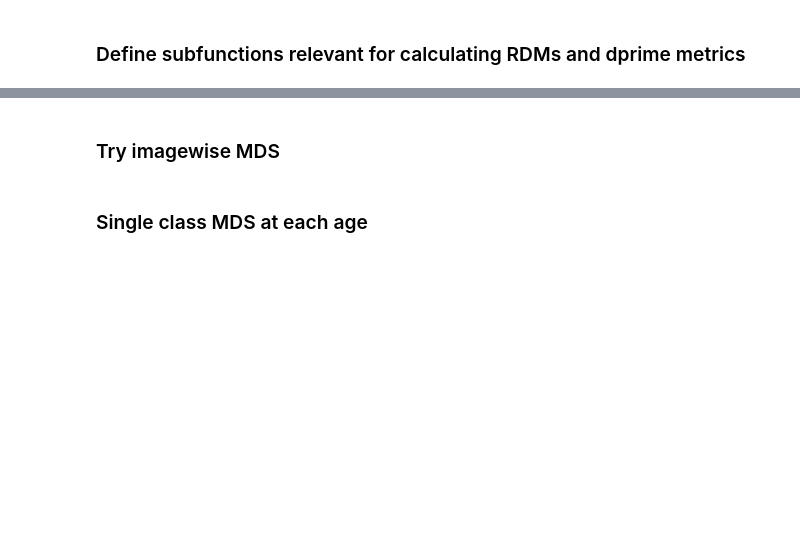
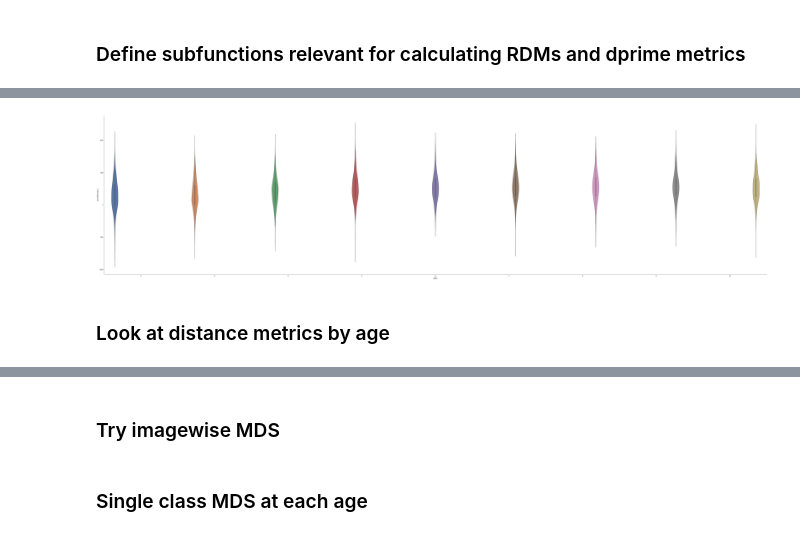
Before and after one commit to brialorelle/kiddraw, a Jupyter notebook: analysis/museumstation/main/analyze_features_museumstation_local_srcd_followups.ipynb, the cells around one changed output, grey strips where cells are left out. Cells and saved outputs as stored; diff of their text form; code cells hidden in the pictures; blank space fills up the shorter version.

```diff
--- a/analysis/museumstation/main/analyze_features_museumstation_local_srcd_followups.ipynb
+++ b/analysis/museumstation/main/analyze_features_museumstation_local_srcd_followups.ipynb
@@ -202,0 +341,7 @@ for age in range(2,11):
+# %%
+df['distinctiveness'] = pd.to_numeric(df['distinctiveness'])
+# %%
+g = sns.factorplot(x="ages", y="distinctiveness", hue="ages", data=df,
+                   kind="violin", size=22, aspect=4)
+# %% [output]
+[figure, added]
@@ -323,3 +521,5 @@ def show_confMatrix(confMatrix,ordered_objs,age):
         tick[0].tick1On = False
         tick[0].tick2On = False
     plt.savefig('./plots/RMSE_{}_Layer_{}.pdf'.format(age, layer_ind), bbox_inches="tight")
+# %% [markdown]
+### Look at distance metrics by age
```
Also changed, not shown: parts of 32 cells of this notebook.
